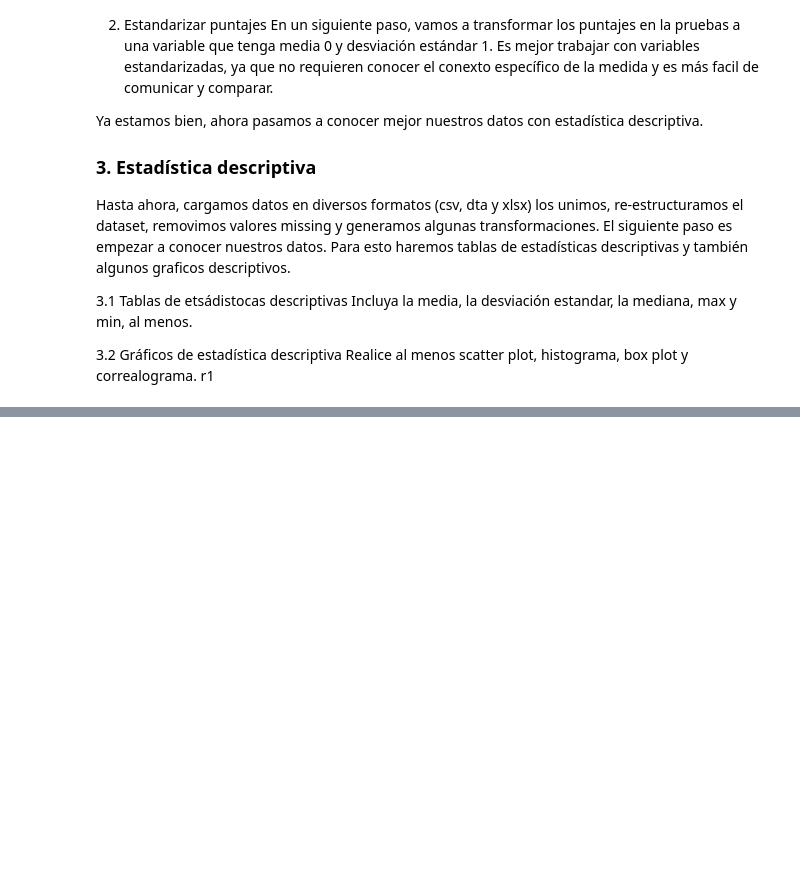
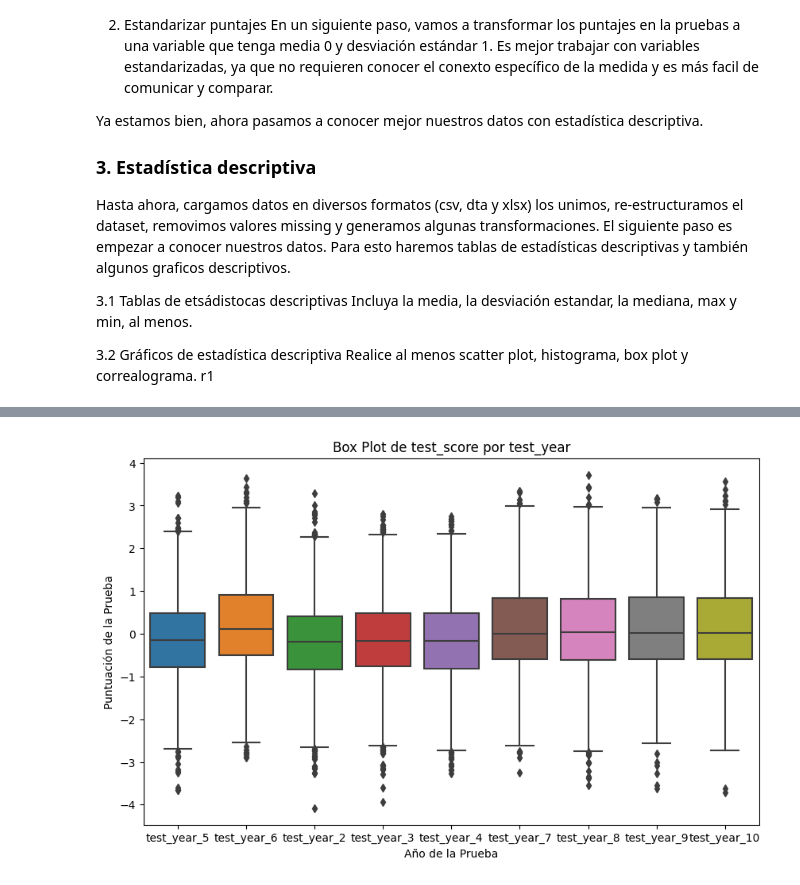
Before and after one commit to cindygarcia/TrabajoAnalisisDatos, a Jupyter notebook: taller1_enunciado.ipynb, the cells around one changed output, grey strips where cells are left out. Drawn from its saved outputs; the diff is of its cells as text; code cells hidden in the pictures; blank space fills up the shorter version.

```diff
--- a/taller1_enunciado.ipynb
+++ b/taller1_enunciado.ipynb
@@ -839,0 +1055,10 @@ df2
+# %%
+# Crear un box plot
+plt.figure(figsize=(10, 6))
+sns.boxplot(data=df_final, x='test_year', y='test_score')
+plt.title('Box Plot de test_score por test_year')
+plt.xlabel('Año de la Prueba')
+plt.ylabel('Puntuación de la Prueba')
+plt.show()
+# %% [output]
+[figure, added]
```
Also changed, not shown: parts of 17 cells of this notebook.
